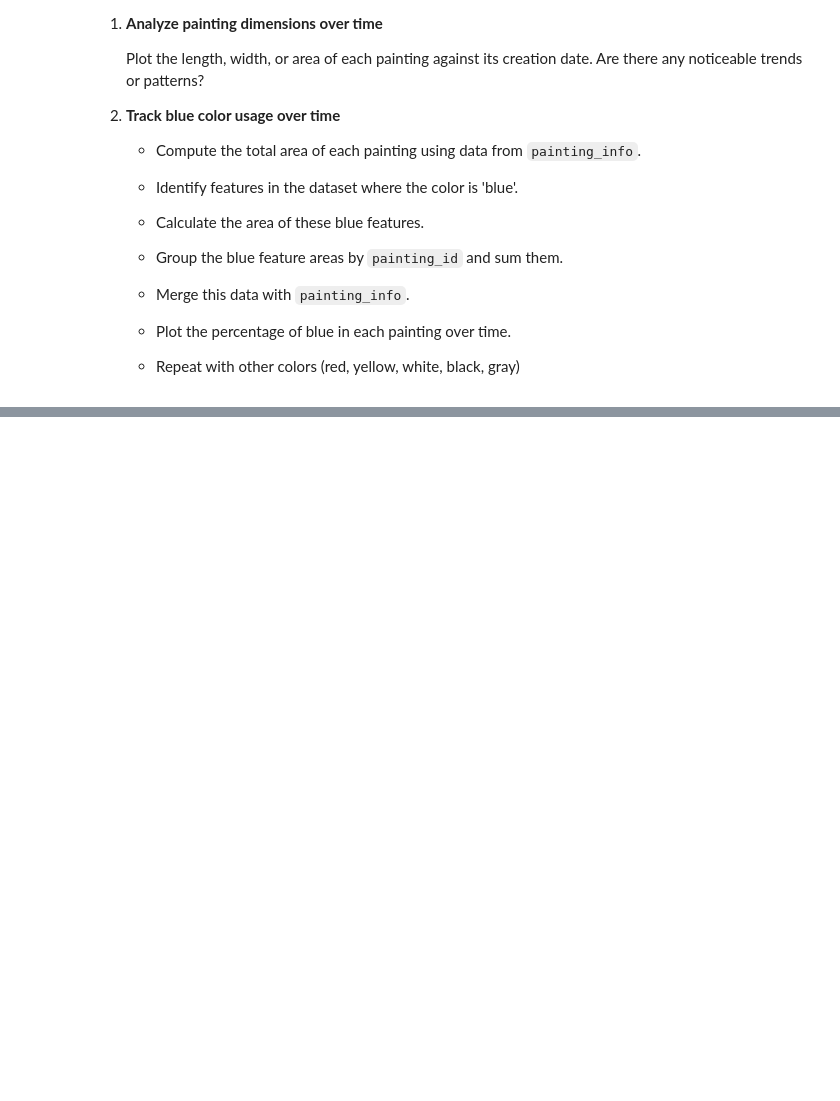
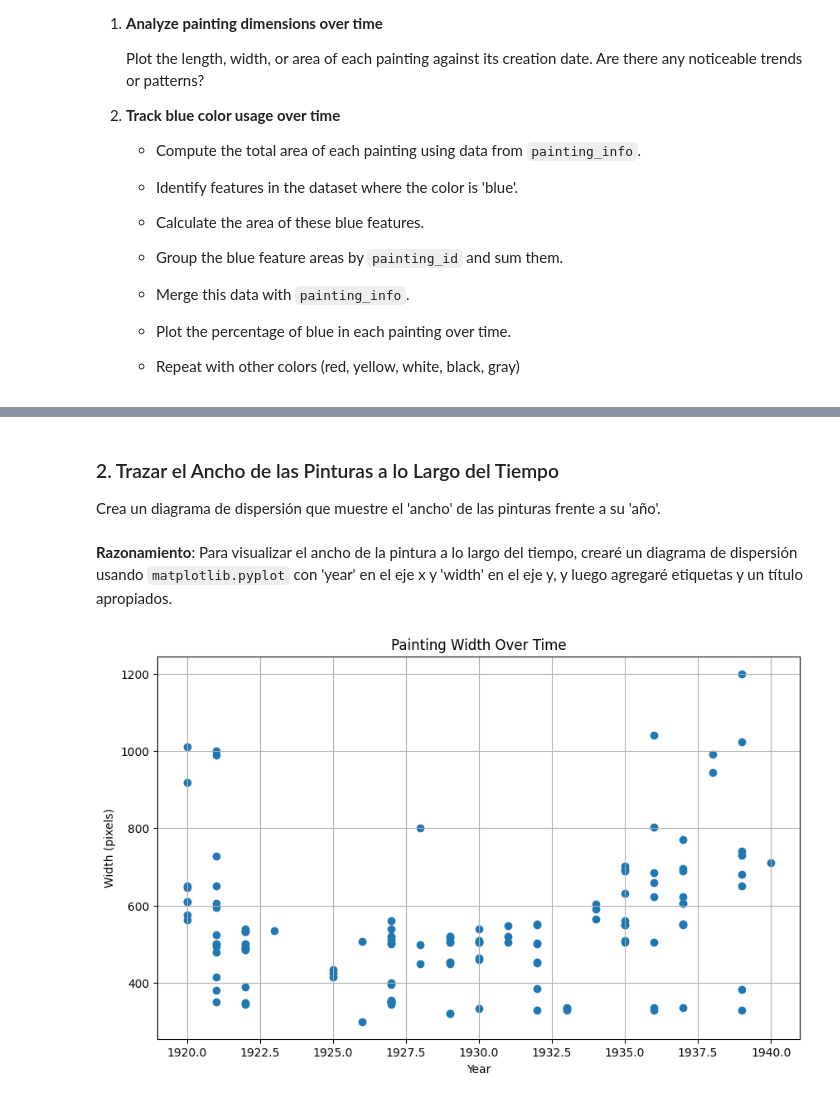
Before and after one commit to DavidZD5/Mineria-de-datos, a Jupyter notebook: mondrian_art_project.ipynb, the cells around one changed output, grey strips where cells are left out. Drawn from its saved outputs; the diff is of its cells as text; code cells hidden in the pictures; blank space fills up the shorter version.

```diff
--- a/mondrian_art_project.ipynb
+++ b/mondrian_art_project.ipynb
@@ -405,0 +420,3 @@ Here are some ideas for extending the project:
+# %%
+painting_info['area'] = painting_info['width'] * painting_info['height']
+painting_info
@@ -405,0 +437,19 @@ Here are some ideas for extending the project:
+# %% [markdown]
+### 2. Trazar el Ancho de las Pinturas a lo Largo del Tiempo
+
+Crea un diagrama de dispersión que muestre el 'ancho' de las pinturas frente a su 'año'.
+# %% [markdown]
+**Razonamiento**:
+Para visualizar el ancho de la pintura a lo largo del tiempo, crearé un diagrama de dispersión usando `matplotlib.pyplot` con 'year' en el eje x y 'width' en el eje y, y luego agregaré etiquetas y un título apropiados.
+# %%
+import matplotlib.pyplot as plt
+
+plt.figure(figsize=(10, 6))
+plt.scatter(painting_info['year'], painting_info['width'])
+plt.xlabel('Year')
+plt.ylabel('Width (pixels)')
+plt.title('Painting Width Over Time')
+plt.grid(True)
+plt.show()
+# %% [output]
+[figure, added]
```
Also changed, not shown: parts of 19 cells of this notebook.
